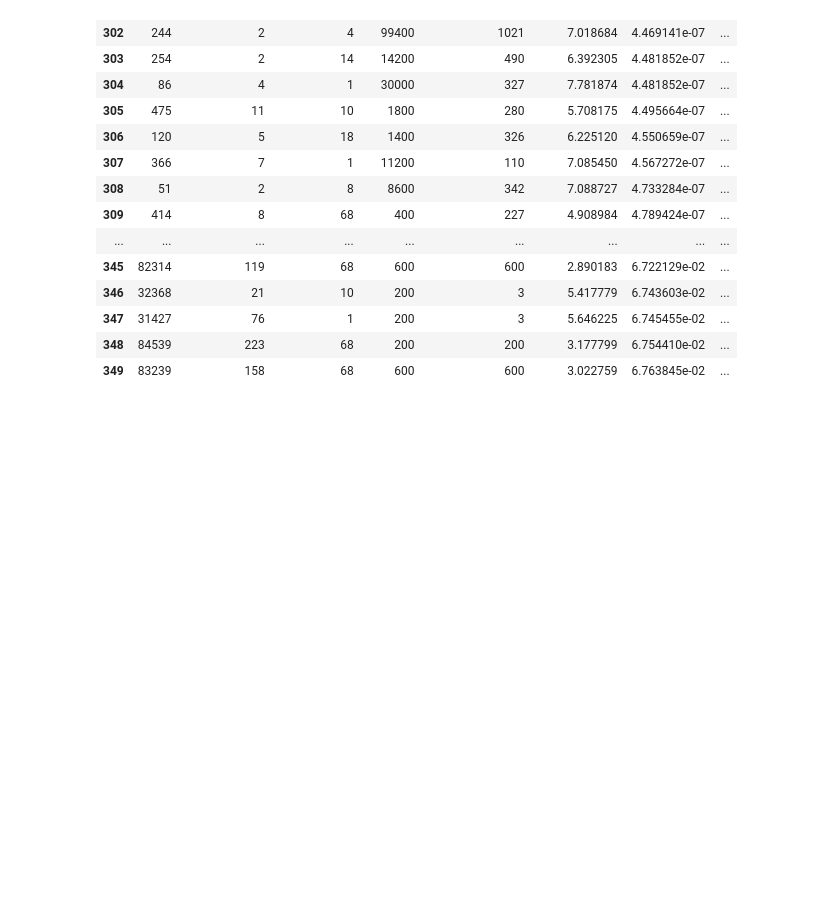
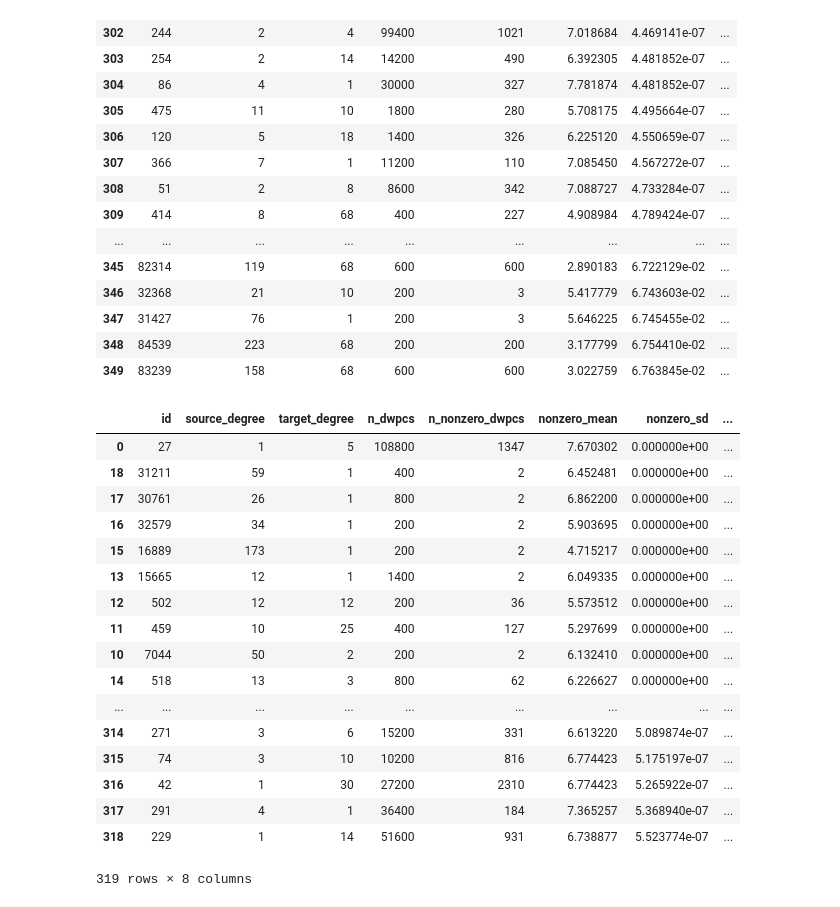
Before and after one commit to ben-heil/hetmech, a Jupyter notebook: small_standard_deviations.ipynb, the cells around one changed output. Cells and saved outputs as stored; diff of their text form; code cells hidden in the pictures; blank space fills up the shorter version.

```diff
--- a/small_standard_deviations.ipynb
+++ b/small_standard_deviations.ipynb
@@ -65,0 +68,21 @@ top_metapaths[300:350]
+# %%
+small_sd
+# %% [output]
+|  | id | source_degree | target_degree | n_dwpcs | n_nonzero_dwpcs | nonzero_mean | nonzero_sd | ... |
+| 0 | 27 | 1 | 5 | 108800 | 1347 | 7.670302 | 0.000000e+00 | ... |
+| 18 | 31211 | 59 | 1 | 400 | 2 | 6.452481 | 0.000000e+00 | ... |
+| 17 | 30761 | 26 | 1 | 800 | 2 | 6.862200 | 0.000000e+00 | ... |
+| 16 | 32579 | 34 | 1 | 200 | 2 | 5.903695 | 0.000000e+00 | ... |
+| 15 | 16889 | 173 | 1 | 200 | 2 | 4.715217 | 0.000000e+00 | ... |
+| 13 | 15665 | 12 | 1 | 1400 | 2 | 6.049335 | 0.000000e+00 | ... |
+| 12 | 502 | 12 | 12 | 200 | 36 | 5.573512 | 0.000000e+00 | ... |
+| 11 | 459 | 10 | 25 | 400 | 127 | 5.297699 | 0.000000e+00 | ... |
+| 10 | 7044 | 50 | 2 | 200 | 2 | 6.132410 | 0.000000e+00 | ... |
+| 14 | 518 | 13 | 3 | 800 | 62 | 6.226627 | 0.000000e+00 | ... |
+| ... | ... | ... | ... | ... | ... | ... | ... | ... |
+| 314 | 271 | 3 | 6 | 15200 | 331 | 6.613220 | 5.089874e-07 | ... |
+| 315 | 74 | 3 | 10 | 10200 | 816 | 6.774423 | 5.175197e-07 | ... |
+| 316 | 42 | 1 | 30 | 27200 | 2310 | 6.774423 | 5.265922e-07 | ... |
+| 317 | 291 | 4 | 1 | 36400 | 184 | 7.365257 | 5.368940e-07 | ... |
+| 318 | 229 | 1 | 14 | 51600 | 931 | 6.738877 | 5.523774e-07 | ... |
+319 rows × 8 columns
```
Also changed, not shown: parts of 3 cells of this notebook.
